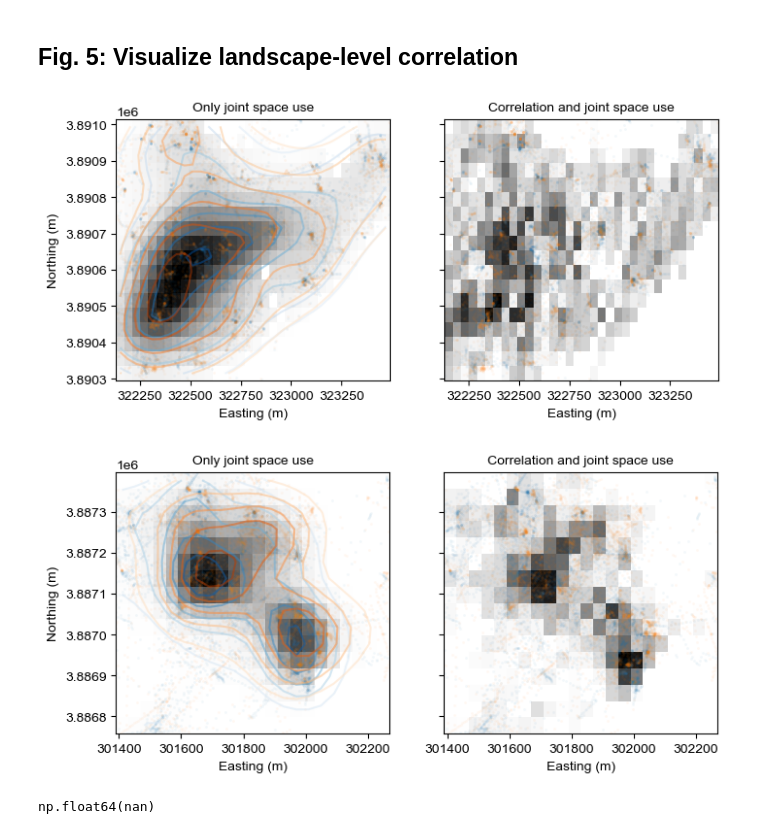
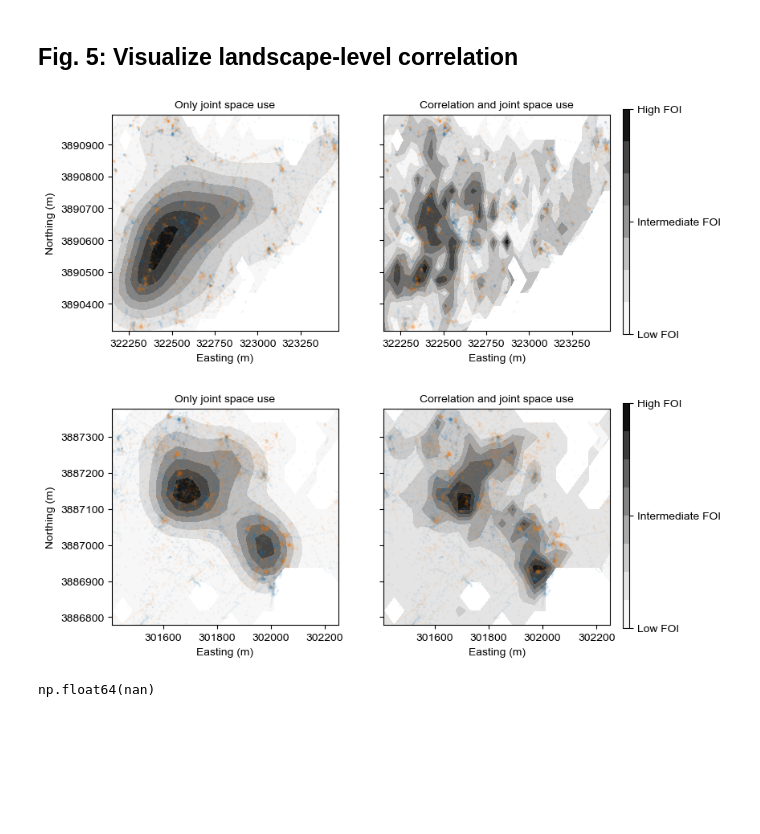
Before and after one commit to mqwilber/pmovestir, a Jupyter notebook: code/deer_analysis.ipynb, the cells around one changed output. Cells and saved outputs as stored; diff of their text form; code cells hidden in the pictures; blank space fills up the shorter version.

Commit message:
Update plots based on reviewer comments

```diff
--- a/code/deer_analysis.ipynb
+++ b/code/deer_analysis.ipynb
@@ -374,7 +374,7 @@ for i, p in enumerate(pairs):
     axes[i].set_xlim(*xlim)
 
     if i == 0:
-        axes[i].set_ylabel("Average CSR")
+        axes[i].set_ylabel("Average CSR(x)")
     if i == 0:
         axes[i].text(0.5, 0.05, "Spatial overlap\ndominates FOI", ha='center', size=8, transform=axes[i].transAxes)
         axes[i].text(0.5, 0.85, "Non-independent movement\ndominates FOI", size=8, ha='center', transform=axes[i].transAxes)
@@ -394,7 +394,6 @@ year_ids = [2024, 2023]
 
 for d, deer_ids in enumerate(full_deer_ids):
 
-    # Use 2024 for [155135, 155141] and 2023 for [151571, 151589]
     year = year_ids[d]
 
     filename = "../data/cleaned_movement_data_08292024.csv"
@@ -482,49 +481,59 @@ for d, deer_ids in enumerate(full_deer_ids):
 
     fig, axes = plt.subplots(1, 2, figsize=(8, 3.5), sharex=True, sharey=True)
 
+
     alpha = 0.05
     cmap = "Greys"
-    axes[0].pcolormesh(X, Y, only_space_use_foi, shading="auto", cmap="Greys")
+    axes[0].contourf(X, Y, only_space_use_foi, cmap="Greys")
     xlim = axes[0].get_xlim()
     ylim = axes[0].get_ylim()
     axes[0].plot(host1.x, host1.y, 'o', alpha=alpha, ms=2, mew=0)
     axes[0].plot(host2.x, host2.y, 'o', alpha=alpha, ms=2, mew=0)
-    axes[0].contour(X, Y, Z1, alpha=0.5,  cmap="Blues")
-    axes[0].contour(X, Y, Z2, alpha=0.5, cmap="Oranges")
+    #axes[0].contour(X, Y, Z1, alpha=0.5,  cmap="Blues")
+    #axes[0].contour(X, Y, Z2, alpha=0.5, cmap="Oranges")
 
-    axes[1].pcolormesh(X, Y, only_space_use_foi + sd_component*cor_component, shading="auto", cmap="Greys")
+    cb = axes[1].contourf(X, Y, only_space_use_foi + sd_component*cor_component, cmap="Greys")
+    #axes[1].pcolormesh(X, Y, only_space_use_foi + sd_component*cor_component, shading="auto", cmap="Greys")
     axes[1].plot(host1.x, host1.y, 'o', alpha=alpha, ms=2, mew=0)
     axes[1].plot(host2.x, host2.y, 'o', alpha=alpha, ms=2, mew=0)
+
+    cax = fig.add_axes([0.92, 0.1, 0.01, 0.8])
+    cbar = fig.colorbar(cb, cax=cax, orientation='vertical')
+    ticks = cbar.get_ticks()
+    cbar.set_ticks([np.min(ticks), np.mean(ticks), np.max(ticks)])
+    cbar.set_ticklabels(["Low FOI", "Intermediate FOI", "High FOI"])
 
     titles = ["Only joint space use", "Correlation and joint space use"]
     letters = ["A.", "B."]
     for i, ax in enumerate(axes):
         ax.set_xlim(xlim)
         ax.set_ylim(ylim)
         ax.set_title(titles[i], size=10)
         ax.set_xlabel("Easting (m)")
         if i == 0:
             ax.set_ylabel("Northing (m)")
+        ax.ticklabel_format(style='plain')
+        ax.ticklabel_format(useOffset=False)
         #ax.tick_params(bottom=None, labelbottom=None, left=None, labelleft=None)
         #ax.text(0, 1.02, letters[i], size=11, ha='center', transform=ax.transAxes)
 
         # Equalize both sides if desired
         # xrange = xlim[1] - xlim[0]
         # yrange = ylim[1] - ylim[0]
         # both_coords = np.array([xlim, ylim])
         # both_range = np.array([xrange, yrange])
         # max_ind = np.argmax(both_range)
         # min_ind = np.argmin(both_range)
         # diff = both_range[max_ind] - both_range[min_ind]
         # min_coords = (both_coords[min_ind][0] - diff / 2., both_coords[min_ind][1] + diff / 2.)
         # both_coords[i] = min_coords
         # ax.set_xlim(*both_coords[0])
         # ax.set_ylim(*both_coords[1])
 
     fig.savefig("../results/{0}_{1}_epi_landscape_{2}_{3}.pdf".format(deer_ids[0], deer_ids[1], year, season), dpi=300, bbox_inches="tight")
 # %% [output]
-[figure, old version]
+[figure, new version]
-[figure, old version]
+[figure, new version]
 # %%
 xmax
 # %% [output]
```
Also changed, not shown: parts of 1 cell of this notebook, 1 other file.
